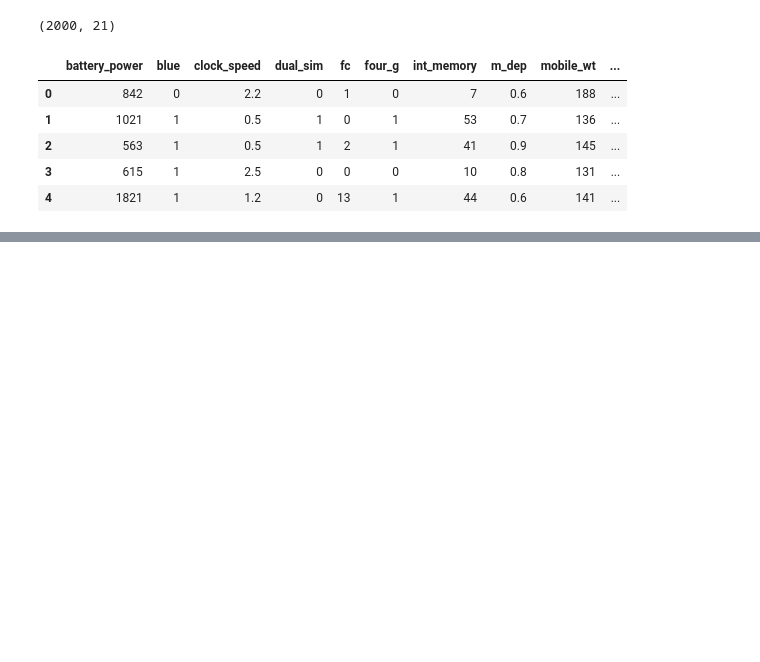
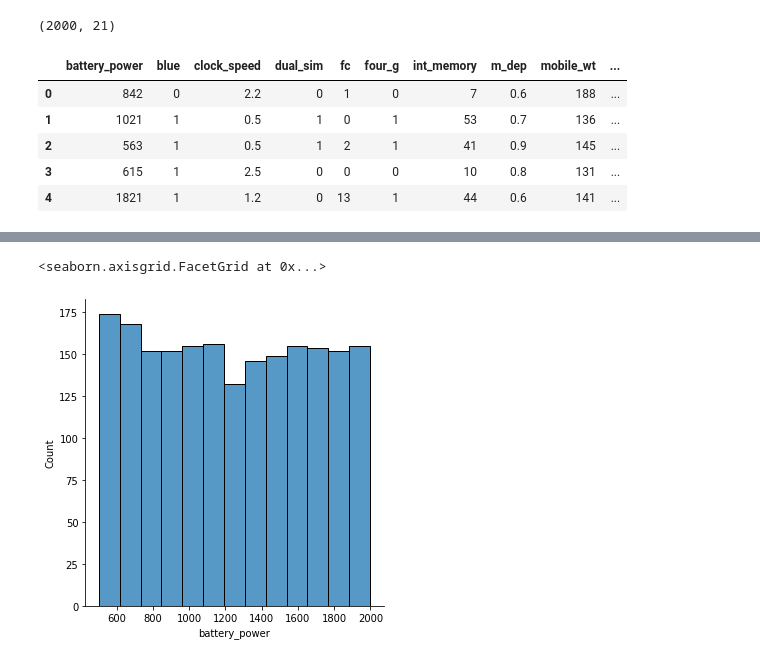
Before and after one commit to Artem123456789/smartphones_classification, a Jupyter notebook: main.ipynb, the cells around one changed output, grey strips where cells are left out. Saved outputs shown, nothing was run; the diff lists cells and outputs as text; code cells hidden in the pictures; blank space fills up the shorter version.

```diff
--- a/main.ipynb
+++ b/main.ipynb
@@ -22,0 +80,5 @@ df.head()
+# %%
+sns.displot(data=df, x="battery_power")
+# %% [output]
+<seaborn.axisgrid.FacetGrid at 0x...>
+[figure, added]
```
Also changed, not shown: parts of 17 cells of this notebook.
